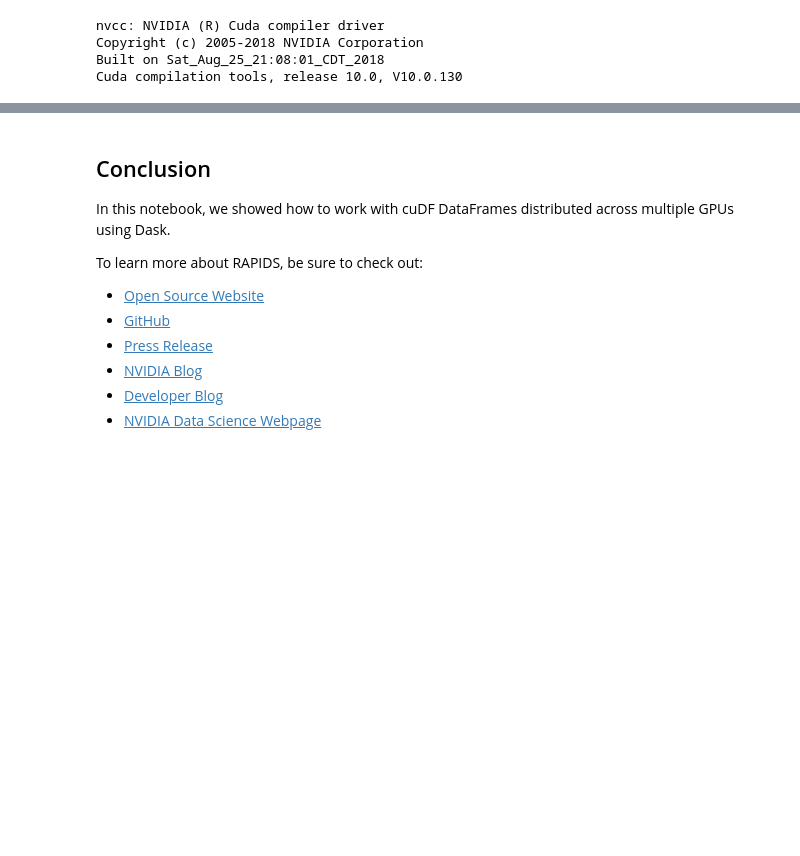
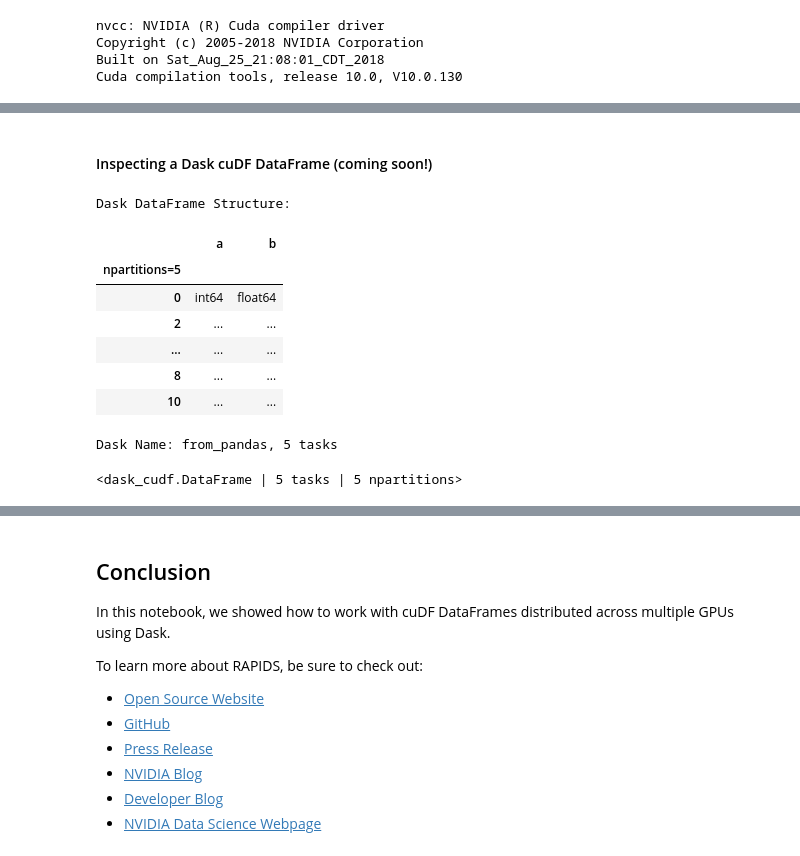
Before and after one commit to rapidsai-community/notebooks-contrib, a Jupyter notebook: beginner/tutorial/05_Introduction_to_Dask_cuDF.ipynb, the cells around one changed output, grey strips where cells are left out. Drawn from its saved outputs; the diff is of its cells as text; code cells hidden in the pictures; blank space fills up the shorter version.

```diff
--- a/beginner/tutorial/05_Introduction_to_Dask_cuDF.ipynb
+++ b/beginner/tutorial/05_Introduction_to_Dask_cuDF.ipynb
@@ -402,0 +167,18 @@ Lorem ipsum dolor sit amet, consectetur adipiscing elit, sed do eiusmod tempor i
+# %% [markdown]
+#### Inspecting a Dask cuDF DataFrame (coming soon!)
+# %%
+ddf
+# %% [output]
+Dask DataFrame Structure:
+|  | a | b |
+| npartitions=5 |  |  |
+| 0 | int64 | float64 |
+| 2 | ... | ... |
+| ... | ... | ... |
+| 8 | ... | ... |
+| 10 | ... | ... |
+Dask Name: from_pandas, 5 tasks
+# %%
+print(ddf)
+# %% [output]
+<dask_cudf.DataFrame | 5 tasks | 5 npartitions>
```
Also changed, not shown: parts of 141 cells of this notebook, 1 other file.
